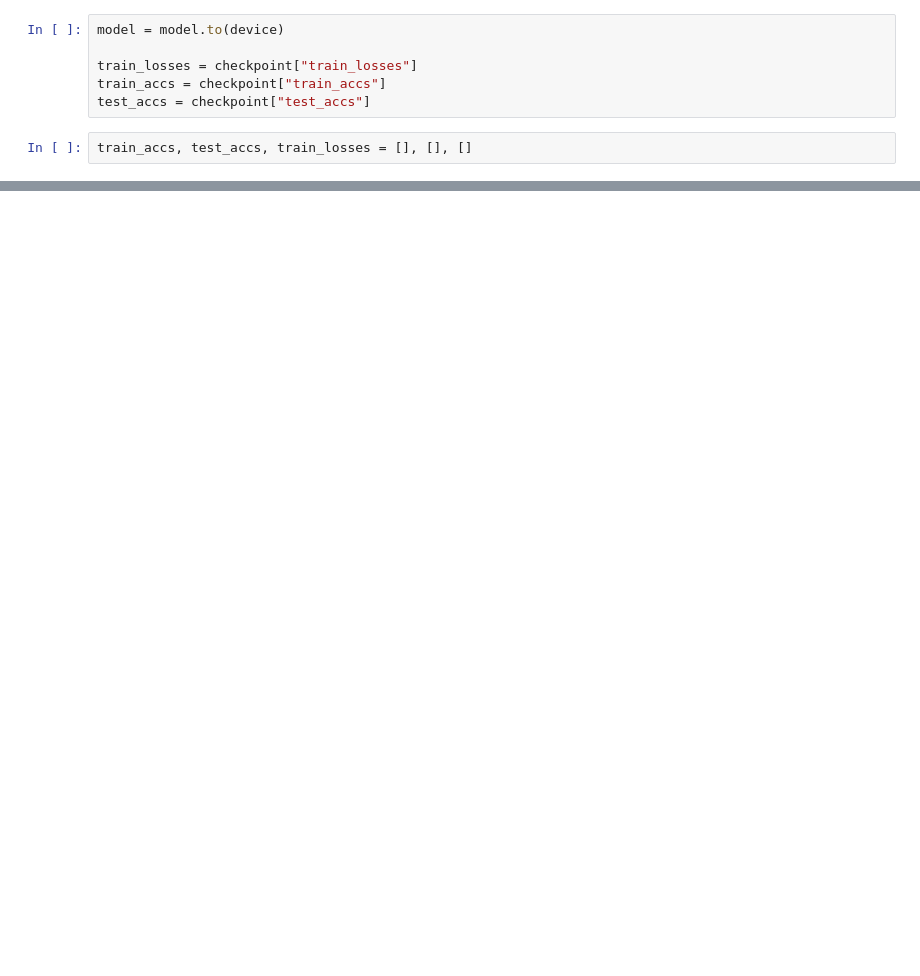
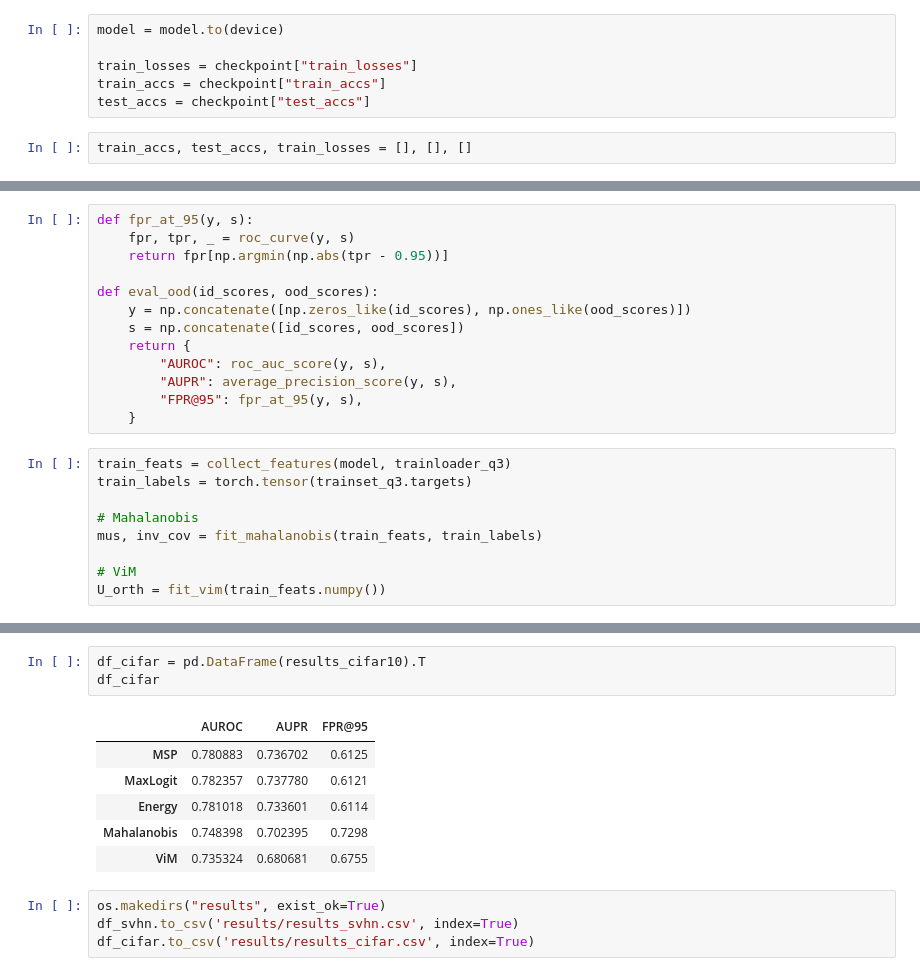
Before and after one commit to Myskdias/tp3, a Jupyter notebook: tp3.ipynb, the cells around one changed output, grey strips where cells are left out. Cells and saved outputs as stored; diff of their text form; blank space fills up the shorter version.

```diff
--- a/tp3.ipynb
+++ b/tp3.ipynb
@@ -183,0 +394,22 @@ Epoch 025 | Train Acc: 70.63% | Test Acc: 57.63%
+# %%
+def fpr_at_95(y, s):
+    fpr, tpr, _ = roc_curve(y, s)
+    return fpr[np.argmin(np.abs(tpr - 0.95))]
+
+def eval_ood(id_scores, ood_scores):
+    y = np.concatenate([np.zeros_like(id_scores), np.ones_like(ood_scores)])
+    s = np.concatenate([id_scores, ood_scores])
+    return {
+        "AUROC": roc_auc_score(y, s),
+        "AUPR": average_precision_score(y, s),
+        "FPR@95": fpr_at_95(y, s),
+    }
+# %%
+train_feats = collect_features(model, trainloader_q3)
+train_labels = torch.tensor(trainset_q3.targets)
+
+# Mahalanobis
+mus, inv_cov = fit_mahalanobis(train_feats, train_labels)
+
+# ViM
+U_orth = fit_vim(train_feats.numpy())
@@ -183,0 +463,14 @@ Epoch 025 | Train Acc: 70.63% | Test Acc: 57.63%
+# %%
+df_cifar = pd.DataFrame(results_cifar10).T
+df_cifar
+# %% [output]
+|  | AUROC | AUPR | FPR@95 |
+| MSP | 0.780883 | 0.736702 | 0.6125 |
+| MaxLogit | 0.782357 | 0.737780 | 0.6121 |
+| Energy | 0.781018 | 0.733601 | 0.6114 |
+| Mahalanobis | 0.748398 | 0.702395 | 0.7298 |
+| ViM | 0.735324 | 0.680681 | 0.6755 |
+# %%
+os.makedirs("results", exist_ok=True)
+df_svhn.to_csv('results/results_svhn.csv', index=True)
+df_cifar.to_csv('results/results_cifar.csv', index=True)
```
Also changed, not shown: parts of 21 cells of this notebook, 3 other files.
